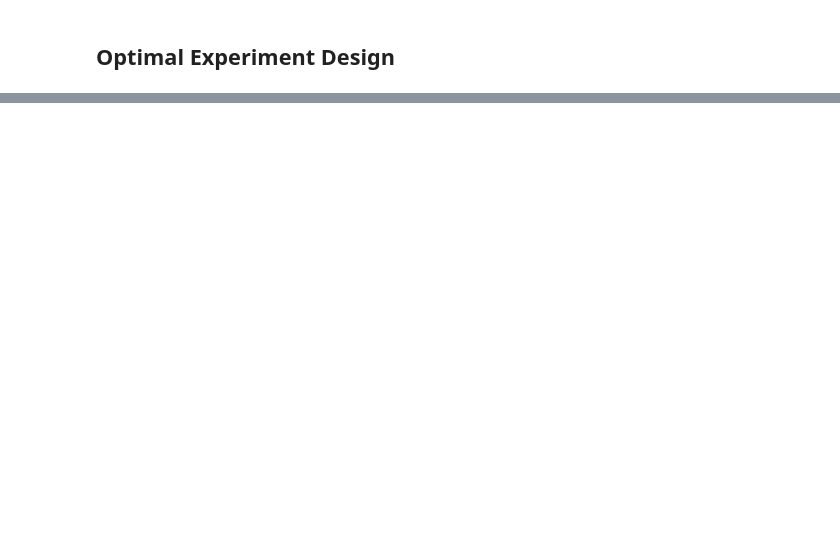
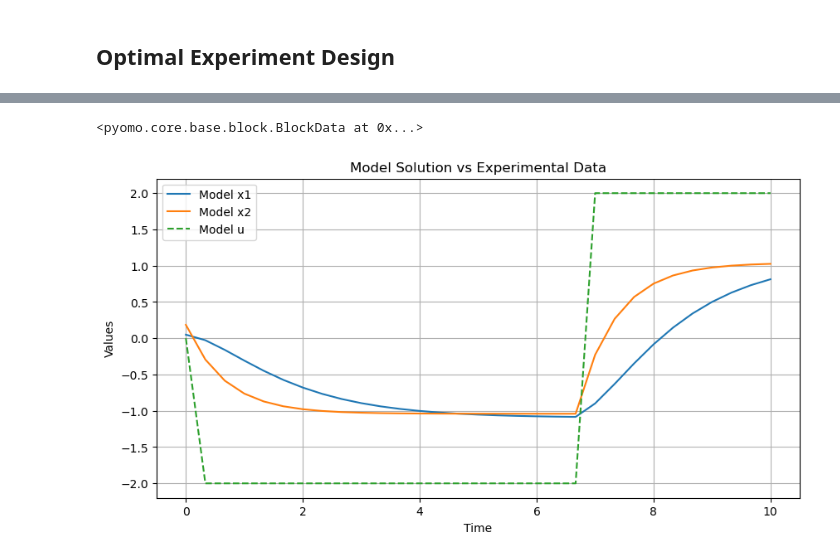
Before and after one commit to dowlinglab/pyomo-doe, a Jupyter notebook: linear-system.ipynb, the cells around one changed output, grey strips where cells are left out. Drawn from its saved outputs; the diff is of its cells as text; code cells hidden in the pictures; blank space fills up the shorter version.

```diff
--- a/linear-system.ipynb
+++ b/linear-system.ipynb
@@ -346,0 +417,12 @@ print(FIM_prior)
+# %%
+exp3 = LinearDynamicalSystem(data, theta_init=theta)
+
+doe_opt = DesignOfExperiments(experiment = exp3,
+                                step = 1e-2,
+                                scale_constant_value=1,
+                                scale_nominal_param_value=False,
+                                objective_option="determinant",
+                                prior_FIM=FIM_prior,
+                                tee=True)
+
+doe_opt.run_doe()
@@ -346,0 +447,8 @@ print(FIM_prior)
+# %%
+doe_opt.model.scenario_blocks[0]
+# %% [output]
+<pyomo.core.base.block.BlockData at 0x...>
+# %%
+plot_results(doe_opt.model.scenario_blocks[0])
+# %% [output]
+[figure, added]
```
Also changed, not shown: parts of 11 cells of this notebook.
